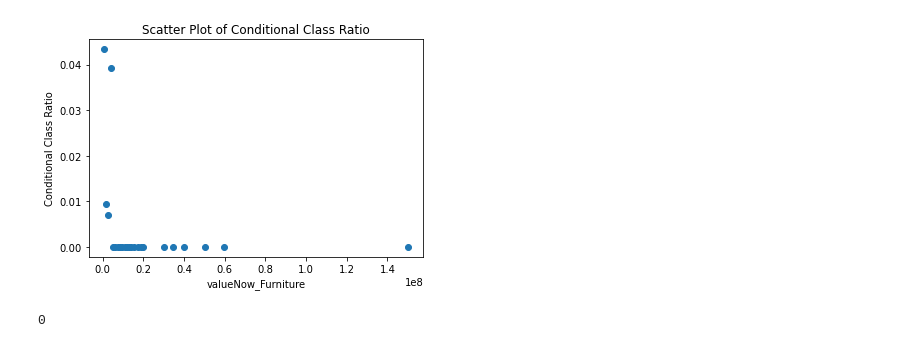
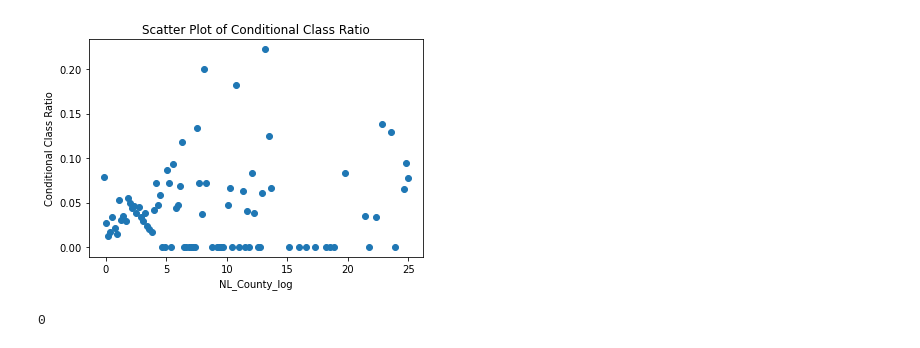
Before and after one commit to yudingshechu/Masterarbeit, a Jupyter notebook: Analysis_2_timeSpilitted_extendedFeatures.ipynb, the cells around one changed output. Drawn from its saved outputs; the diff is of its cells as text; code cells hidden in the pictures.

```diff
--- a/Analysis_2_timeSpilitted_extendedFeatures.ipynb
+++ b/Analysis_2_timeSpilitted_extendedFeatures.ipynb
@@ -3,6 +3,7 @@ import pandas as pd
 import numpy as np
 
 data2019 = pd.read_csv("./FullData2019.csv")
+data2019 = data2019.drop_duplicates('hhid').reset_index(drop=True)
 data2016 = pd.read_csv("./FullData2016.csv")
 def FCSStaus(val):
     if val <=21:
@@ -72,7 +73,7 @@ wkd2019_2[value_list_new] = np.log(wkd2019_2[value_list] + 1)*10
 wkd2019_2['FamilySize_new'] =  np.log(wkd2019_2['FamilySize'])*10
 wkd2019_2['SelfStapleTypes_new'] =  np.log(wkd2019_2['SelfStapleTypes'] + 1)*10
 
-macrologList = ['NL_District', 'fatalitiesMean', 'temperatureMean',
+macrologList = ['NL_District', 'NL_County', 'fatalitiesMean', 'temperatureMean',
        'precipitationMean', 'NDVIMean', 'NDVI Anomaly Mean', 'Kind Income Ratio',
        'Average (mm)', '1 Month Anomaly (%)', '3 Months Anomaly (%)','MaleRatio', 'AvgAge' ]
 macrologList_new = [f'{i}_log' for i in macrologList]
@@ -114,11 +115,11 @@ import seaborn as sns
 # %%
 import numpy as np
 import matplotlib.pyplot as plt
 
-varname = 'valueNow_Furniture'
+varname = 'NL_County_log'
 variable_distribution_crosscheck(varname, wkd2019_2)
 # %% [output]
-[figure, old version]
+[figure, new version]
 # %%
 predictorList = ['FCSStaus_lag', 'urban','NL_District_log',
        'precipitationMean', 'NDVI Anomaly Mean',
```
Also changed, not shown: parts of 147 cells of this notebook, 2 other files.
